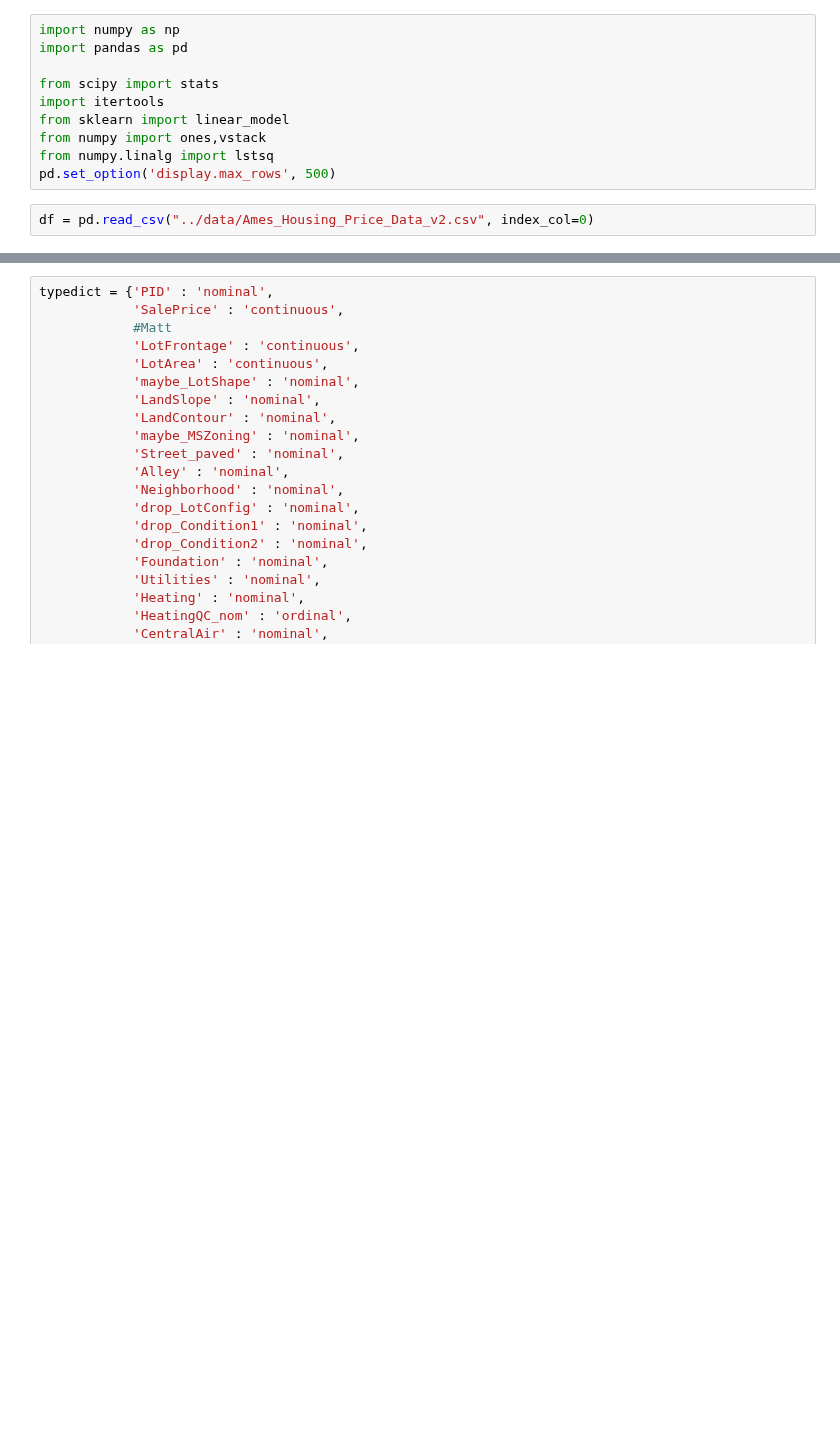
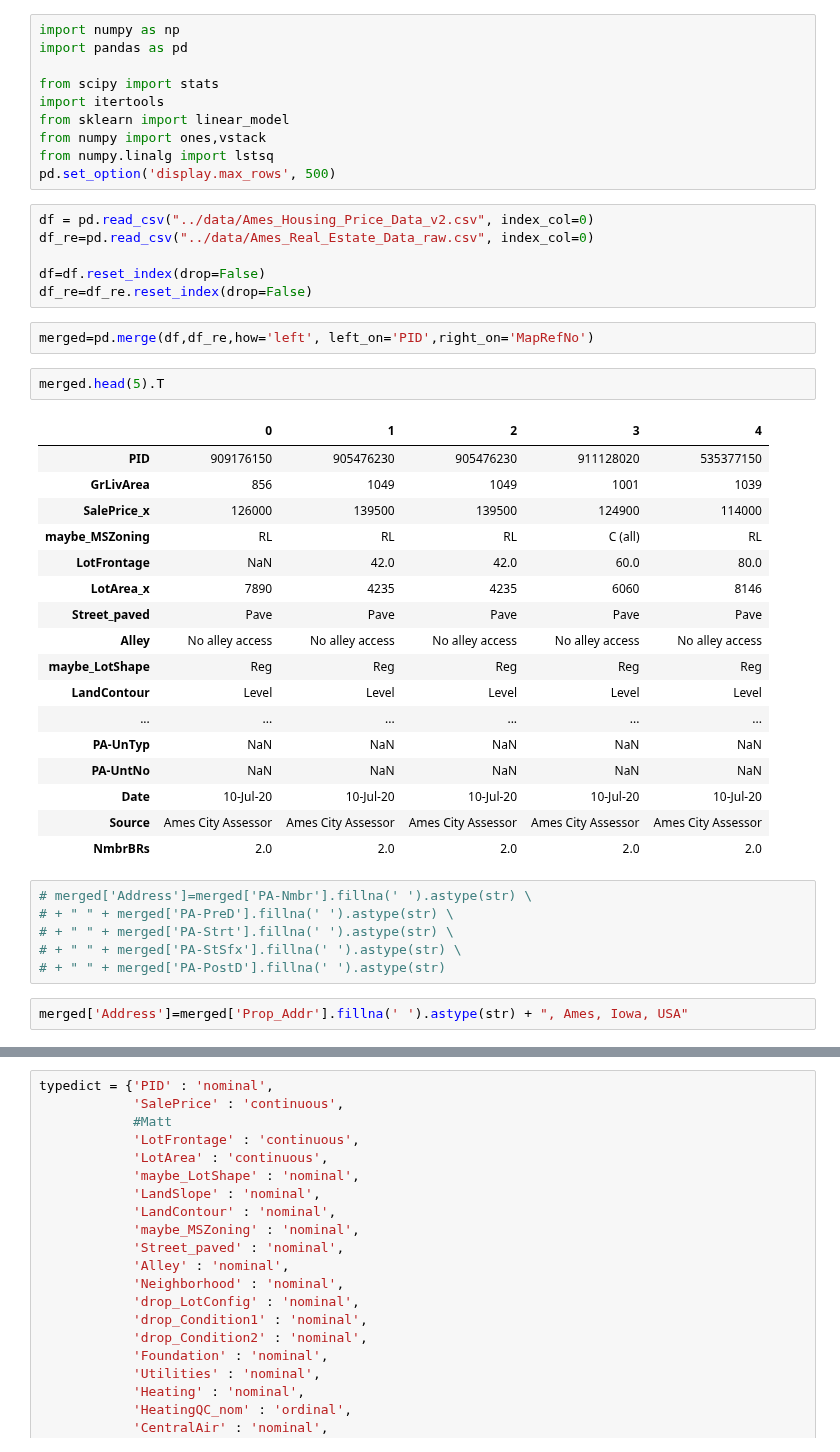
Before and after one commit to kiwymic/operation_goldfish-1, a Jupyter notebook: Moritz/Lasso.ipynb, the cells around one changed output, grey strips where cells are left out. Cells and saved outputs as stored; diff of their text form; blank space fills up the shorter version.

```diff
--- a/Moritz/Lasso.ipynb
+++ b/Moritz/Lasso.ipynb
@@ -10,3 +10,37 @@ from numpy.linalg import lstsq
 pd.set_option('display.max_rows', 500)
 # %%
 df = pd.read_csv("../data/Ames_Housing_Price_Data_v2.csv", index_col=0)
+df_re=pd.read_csv("../data/Ames_Real_Estate_Data_raw.csv", index_col=0)
+
+df=df.reset_index(drop=False)
+df_re=df_re.reset_index(drop=False)
+# %%
+merged=pd.merge(df,df_re,how='left', left_on='PID',right_on='MapRefNo')
+# %%
+merged.head(5).T
+# %% [output]
+|  | 0 | 1 | 2 | 3 | 4 |
+| PID | 909176150 | 905476230 | 905476230 | 911128020 | 535377150 |
+| GrLivArea | 856 | 1049 | 1049 | 1001 | 1039 |
+| SalePrice_x | 126000 | 139500 | 139500 | 124900 | 114000 |
+| maybe_MSZoning | RL | RL | RL | C (all) | RL |
+| LotFrontage | NaN | 42.0 | 42.0 | 60.0 | 80.0 |
+| LotArea_x | 7890 | 4235 | 4235 | 6060 | 8146 |
+| Street_paved | Pave | Pave | Pave | Pave | Pave |
+| Alley | No alley access | No alley access | No alley access | No alley access | No alley access |
+| maybe_LotShape | Reg | Reg | Reg | Reg | Reg |
+| LandContour | Level | Level | Level | Level | Level |
+| ... | ... | ... | ... | ... | ... |
+| PA-UnTyp | NaN | NaN | NaN | NaN | NaN |
+| PA-UntNo | NaN | NaN | NaN | NaN | NaN |
+| Date | 10-Jul-20 | 10-Jul-20 | 10-Jul-20 | 10-Jul-20 | 10-Jul-20 |
+| Source | Ames City Assessor | Ames City Assessor | Ames City Assessor | Ames City Assessor | Ames City Assessor |
+| NmbrBRs | 2.0 | 2.0 | 2.0 | 2.0 | 2.0 |
+# %%
+# merged['Address']=merged['PA-Nmbr'].fillna(' ').astype(str) \
+# + " " + merged['PA-PreD'].fillna(' ').astype(str) \
+# + " " + merged['PA-Strt'].fillna(' ').astype(str) \
+# + " " + merged['PA-StSfx'].fillna(' ').astype(str) \
+# + " " + merged['PA-PostD'].fillna(' ').astype(str)
+# %%
+merged['Address']=merged['Prop_Addr'].fillna(' ').astype(str) + ", Ames, Iowa, USA"
```
Also changed, not shown: parts of 20 cells of this notebook, 2 other files.
